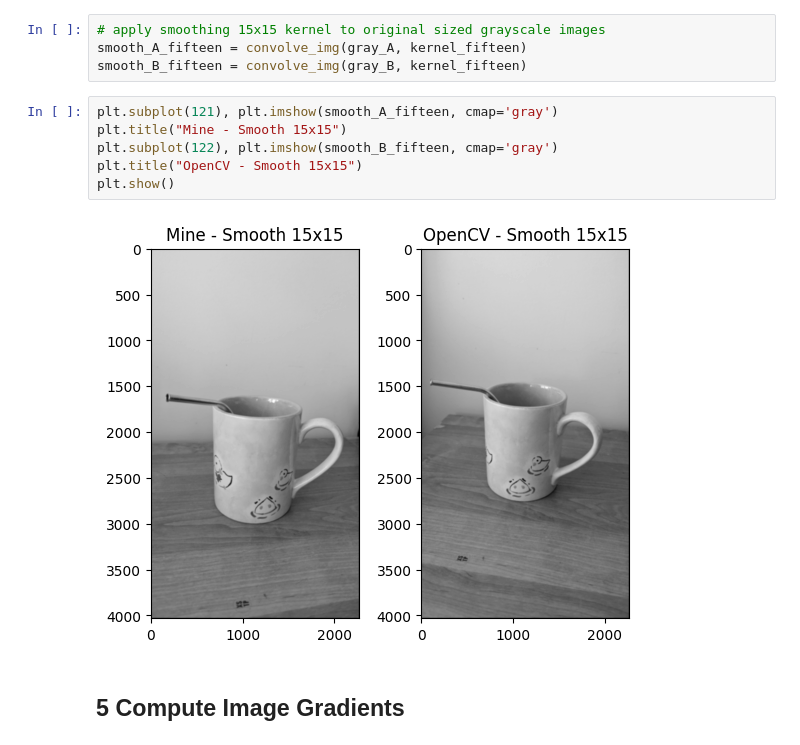
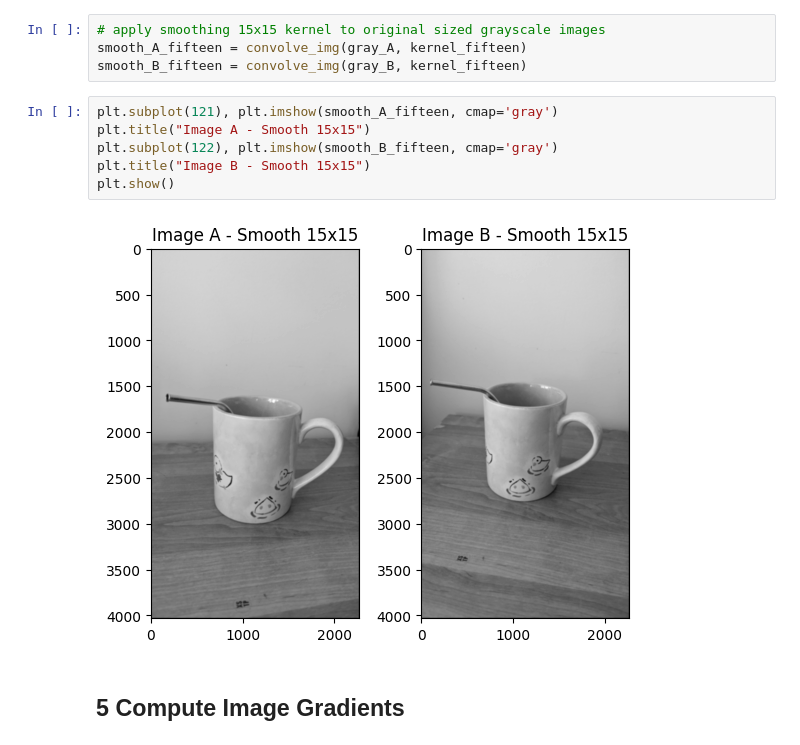
Before and after one commit to anntri2001/ecse415-f24-assignments, a Jupyter notebook: A1/ECSE415_F24_A1_260985522.ipynb, the cells around one changed output. Cells and saved outputs as stored; diff of their text form.

Commit message:
Fix typo in labeling images

```diff
--- a/A1/ECSE415_F24_A1_260985522.ipynb
+++ b/A1/ECSE415_F24_A1_260985522.ipynb
@@ -210,12 +210,12 @@ smooth_A_fifteen = convolve_img(gray_A, kernel_fifteen)
 smooth_B_fifteen = convolve_img(gray_B, kernel_fifteen)
 # %%
 plt.subplot(121), plt.imshow(smooth_A_fifteen, cmap='gray')
-plt.title("Mine - Smooth 15x15")
+plt.title("Image A - Smooth 15x15")
 plt.subplot(122), plt.imshow(smooth_B_fifteen, cmap='gray')
-plt.title("OpenCV - Smooth 15x15")
+plt.title("Image B - Smooth 15x15")
 plt.show()
 # %% [output]
-[figure, old version]
+[figure, new version]
 # %% [markdown]
 ## 5 Compute Image Gradients
 # %% [markdown]
```
Also changed, not shown: parts of 2 cells of this notebook.
